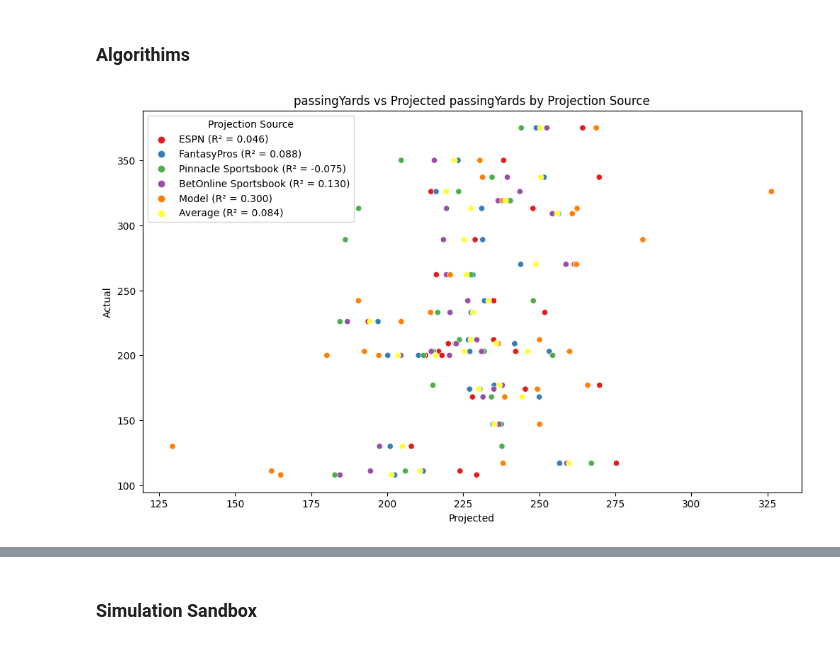
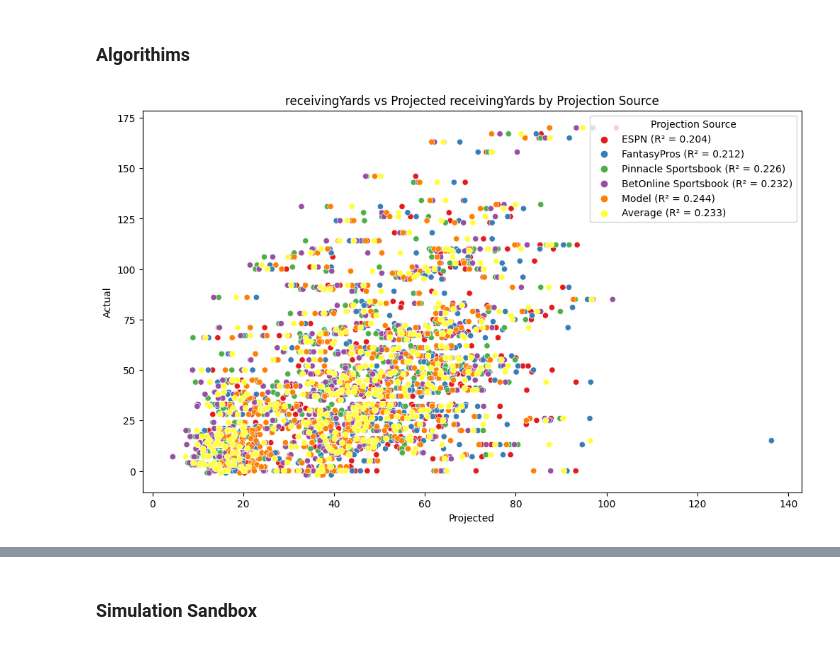
Before and after one commit to twinfield10/ESPN_FFL, a Jupyter notebook: FF Analysis Notebook.ipynb, the cells around one changed output, grey strips where cells are left out. Cells and saved outputs as stored; diff of their text form; code cells hidden in the pictures.

Commit message:
Week 11 Update

```diff
--- a/FF Analysis Notebook.ipynb
+++ b/FF Analysis Notebook.ipynb
@@ -70,7 +70,7 @@ Requirement already satisfied: packaging in /Users/tommywinfield/Library/Python/
 # %% [markdown]
 ## 1) Set League ##
 # %%
-select_league = "GOP_Degenerates"
+select_league = "Knights_FFL"
 # Tommy Leagues: Winfield_Football, Knights_FFL, GOP_Degenerates, Weenieless_Wanderers
 # Will Leagues: 12 Dudes one Cup
 # Cooleen Leagues: Big Red Fantasy Football
@@ -372,7 +372,8 @@ def proj_to_score(proj_df, col_pfix_list=['ESPN', 'FP', 'MEAN', 'PINNY', 'BOL',
         s_df.loc[s_df['id'] == 99, 'points'] = 10
         s_df.loc[s_df['id'] == 112, 'points'] = 5
         s_df.loc[s_df['id'] == 113, 'points'] = 5
-        s_df.loc[s_df['id'] == 109, 'points'] = 1
+        s_df.loc[s_df['id'] == 107, 'points'] = 0.5
+        s_df.loc[s_df['id'] == 108, 'points'] = 2
 
         # Iterate over each prefix in the prefix list
         for col_pfix in col_pfix_list:
@@ -386,6 +387,8 @@ def proj_to_score(proj_df, col_pfix_list=['ESPN', 'FP', 'MEAN', 'PINNY', 'BOL',
                 # If the corresponding stat column exists in proj_df, calculate the weighted score
                 if col_name in dp_df.columns:
                     dp_df[f'{col_pfix}_Points'] += dp_df[col_name] * score_row['points']
+
+        dp_df['TRUE_Points'] = (dp_df['ESPN_Points'] + dp_df['BOL_Points']) / 2
 
         proj_df = pd.concat([normal_df, dp_df])
 
@@ -845,11 +873,11 @@ def create_ESPN_combo(stat, visualize = True, pos_filter = None):
     df = df[(df[f'PINNY_{stat}'] != ((df[f'ESPN_{stat}'] + df[f'FP_{stat}'])/2)) & (df[f'BOL_{stat}'] != ((df[f'ESPN_{stat}'] + df[f'FP_{stat}'])/2))]
 
     ## Filter For Completed Weeks
-    df = df[(df['week'] == curr_week-1) & (~df[f'ESPN_{stat}'].isna()) & (df[f'ESPN_{stat}'] > 0)]
+    df = df[(df['week'] < curr_week) & (~df[f'ESPN_{stat}'].isna()) & (df[f'ESPN_{stat}'] > 0)]
     df[f'{stat}'].fillna(0, inplace=True)
 
-    # DF Filter Rows Where Projection is 0 in Pinny
-    df = df[df[f'PINNY_{stat}'] > 0]
+    # DF Filter Rows Where Projection is 0 in FP (Injury)
+    df = df[df[f'ESPN_{stat}'] > 0]
 
     if pos_filter is not None:
         df = df[df['primaryPosition'].isin(pos_filter)]
@@ -884,35 +912,35 @@ def create_ESPN_combo(stat, visualize = True, pos_filter = None):
         df_melted.replace({"Projection Source": label_map}, inplace=True)
 
         r2_scores = {}
         for source in df_melted['Projection Source'].unique():
             subset = df_melted[df_melted['Projection Source'] == source]
             r2 = r2_score(subset[f'{stat}'], subset[f'Projected {stat}'])
             r2_scores[source] = r2
 
 
         # Plot using seaborn
         plt.figure(figsize=(12, 7))
         sns.scatterplot(x=f'Projected {stat}', y=f'{stat}', hue='Projection Source', data=df_melted, palette='Set1')
 
 
         handles, labels = plt.gca().get_legend_handles_labels()
         new_labels = [f'{label} (R² = {r2_scores[label]:.3f})' for label in labels]
         plt.legend(handles, new_labels, title='Projection Source')
 
         plt.title(f'{stat} vs Projected {stat} by Projection Source')
         plt.xlabel('Projected')
         plt.ylabel('Actual')
         plt.show()
 
     elif visualize == False:
         return clean
 
 pd.set_option('display.max_rows', None)
 pd.set_option('display.max_columns', None)
 
-create_ESPN_combo(stat = "passingYards", pos_filter=['QB'], visualize=True) #
+create_ESPN_combo(stat = "receivingYards", pos_filter=['RB', 'WR', 'TE'], visualize=True) #
 # %% [output]
-[figure, old version]
+[figure, new version]
 # %%
 def check_week(lu, week, own):
 
```
Also changed, not shown: parts of 15 cells of this notebook, 41 other files.
